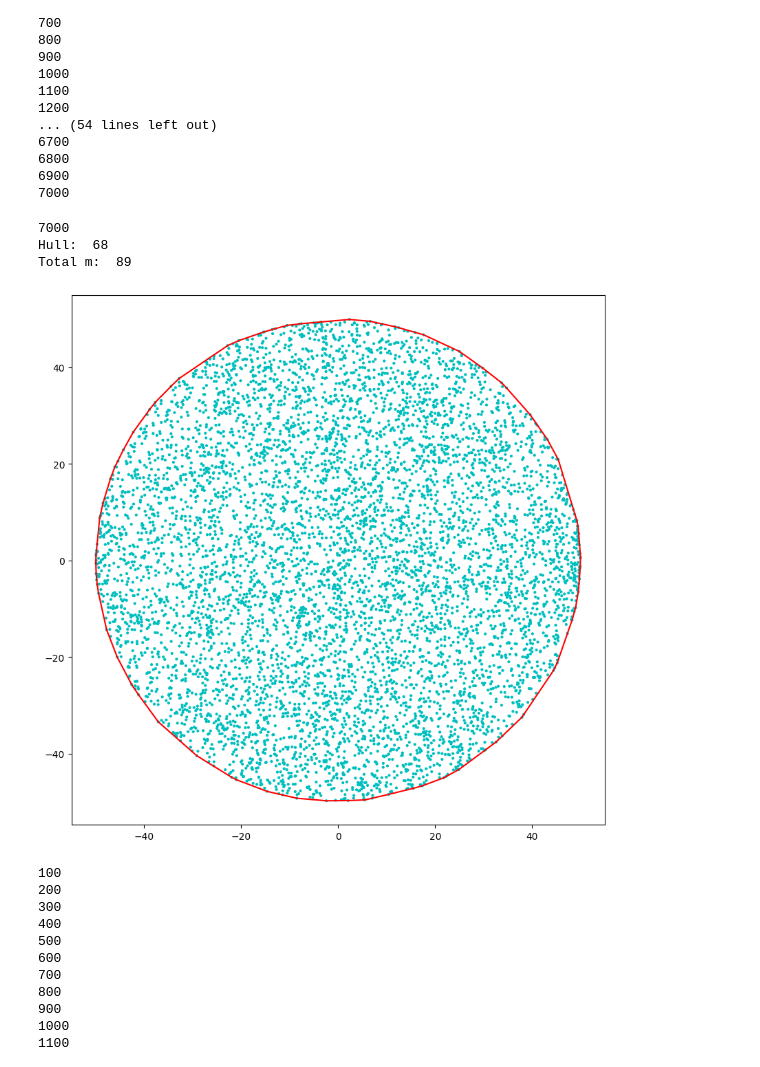
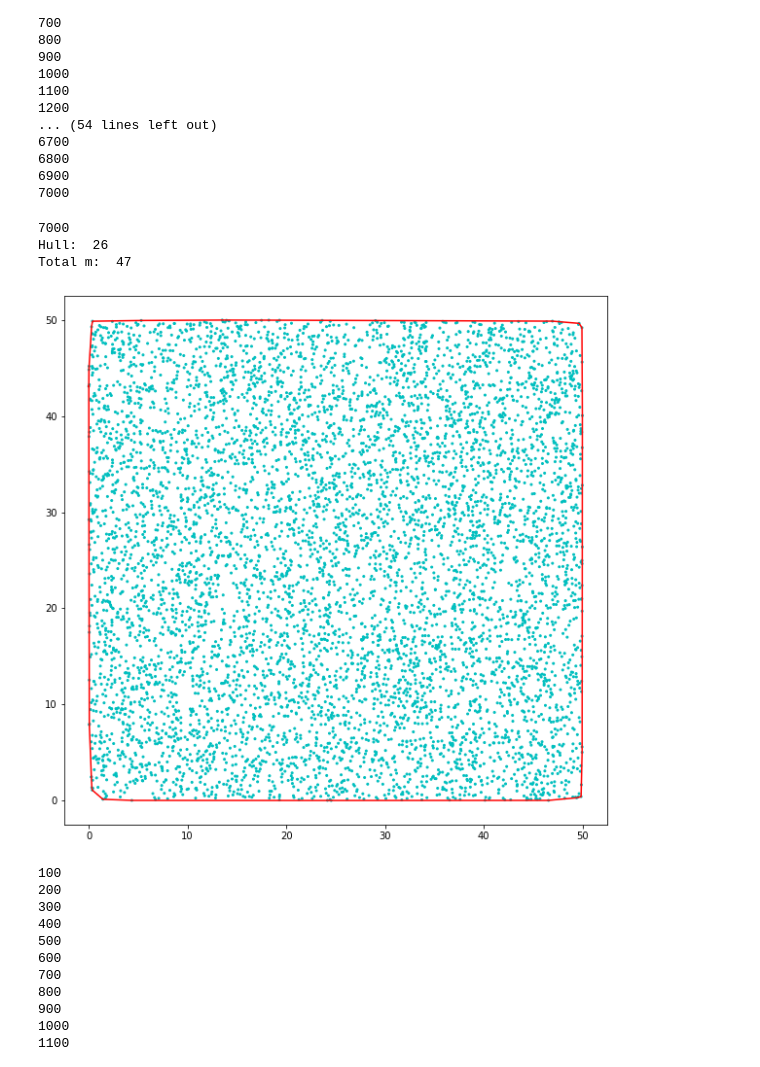
Before and after one commit to yurtsiv/pwr, a Jupyter notebook: masters/semester-2/mpa/lab3/Lab 3 (Convex Haul).ipynb, the cells around one changed output. Saved outputs shown, nothing was run; the diff lists cells and outputs as text; code cells hidden in the pictures.

```diff
--- a/masters/semester-2/mpa/lab3/Lab 3 (Convex Haul).ipynb
+++ b/masters/semester-2/mpa/lab3/Lab 3 (Convex Haul).ipynb
@@ -184,18 +184,18 @@ def convex_hull(points, shape = 'unknown'):
 
             final_hull.append(p)
 # %%
-points = test_point_sets["circle"][7000][4]
+points = test_point_sets["square"][7000][4]
 print(len(points))
 hull, total_m = convex_hull(points, shape="unknown")
 print("Hull: ", len(hull))
 print("Total m: ", total_m)
 
 draw_hull(points, hull)
 # %% [output]
 7000
-Hull:  68
-Total m:  89
+Hull:  26
+Total m:  47
-[figure, old version]
+[figure, new version]
 # %%
 def perform_experiments(test_sets, apply_heuristics = False):
     def experiment(points, shape):
```
Also changed, not shown: 2 other files.
